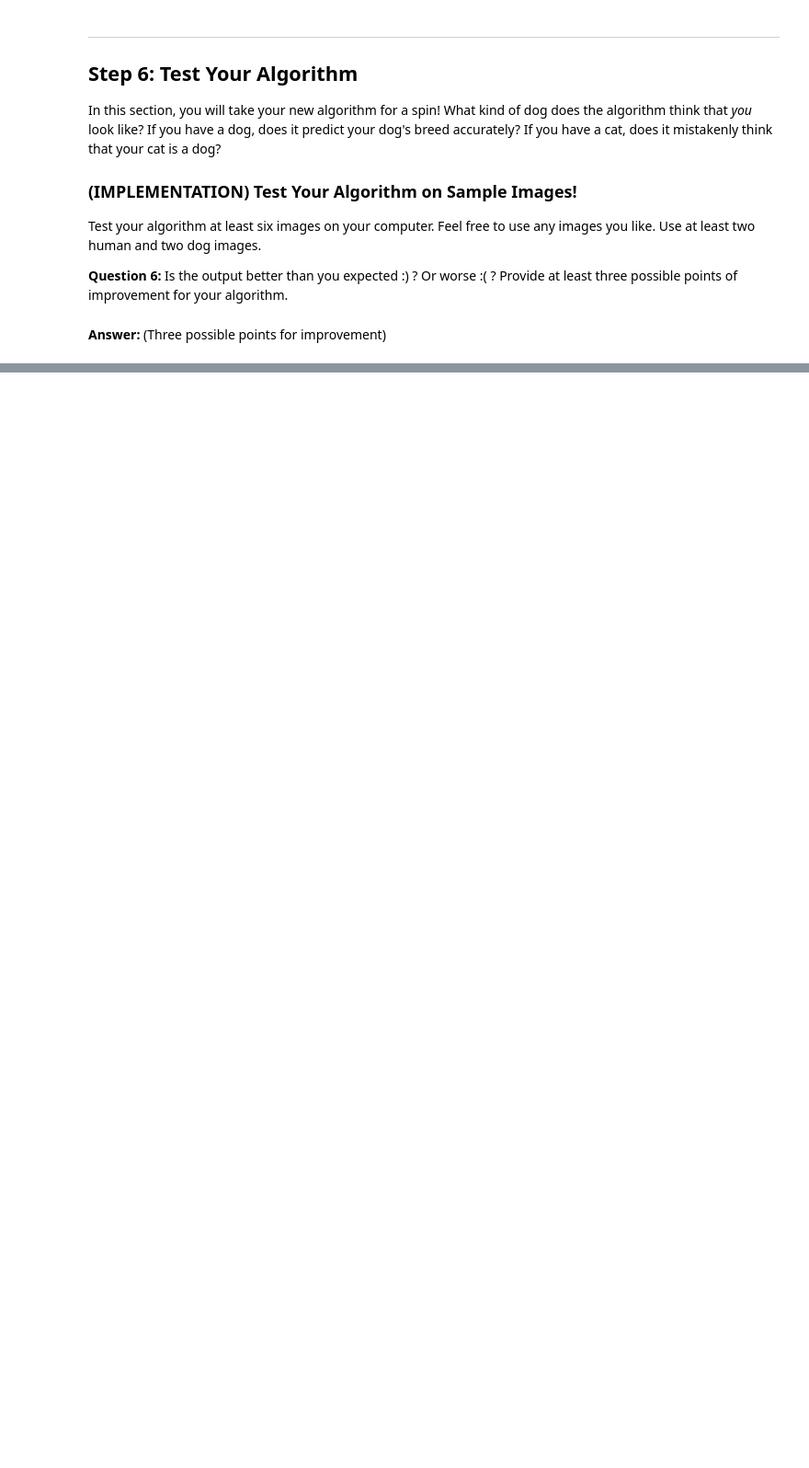
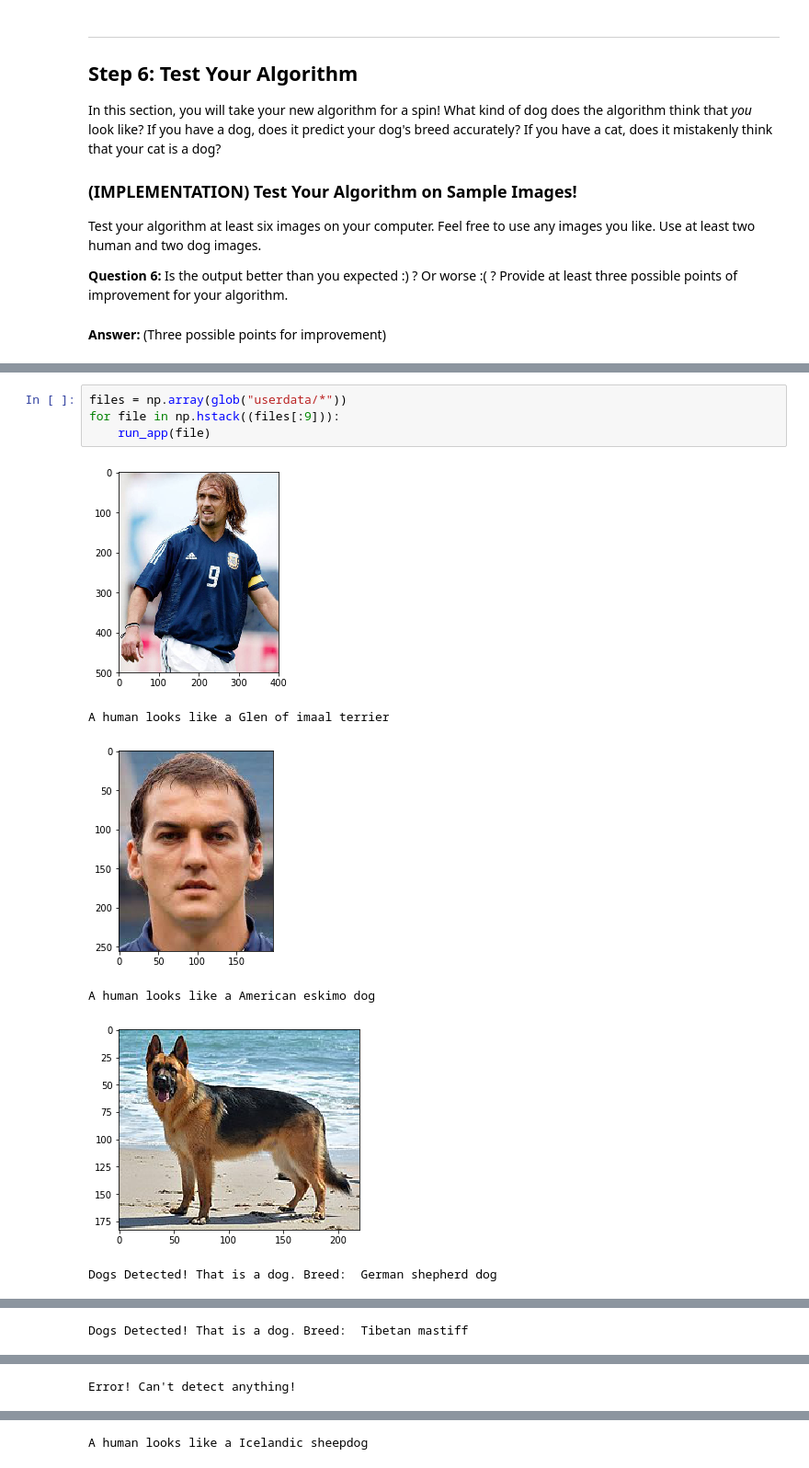
Before and after one commit to zvatansever/Udacity_Dog_Breed_Classifier, a Jupyter notebook: dog_app.ipynb, the cells around one changed output, grey strips where cells are left out. Shown at 92% size. Drawn from its saved outputs; the diff is of its cells as text; blank space fills up the shorter version.

```diff
--- a/dog_app.ipynb
+++ b/dog_app.ipynb
@@ -946,0 +950,11 @@ Dogs Detected! That is a dog. Breed:  Doberman pinscher
+# %%
+files = np.array(glob("userdata/*"))
+for file in np.hstack((files[:9])):
+    run_app(file)
+# %% [output]
+[figure, added]
+A human looks like a Glen of imaal terrier
+[figure, added]
+A human looks like a American eskimo dog
+[figure, added]
+Dogs Detected! That is a dog. Breed:  German shepherd dog
@@ -946,0 +962 @@ Dogs Detected! That is a dog. Breed:  Doberman pinscher
+Dogs Detected! That is a dog. Breed:  Tibetan mastiff
@@ -946,0 +964 @@ Dogs Detected! That is a dog. Breed:  Doberman pinscher
+Error! Can't detect anything!
@@ -946,0 +966 @@ Dogs Detected! That is a dog. Breed:  Doberman pinscher
+A human looks like a Icelandic sheepdog
```
Also changed, not shown: parts of 5 cells of this notebook, 8 other files.
